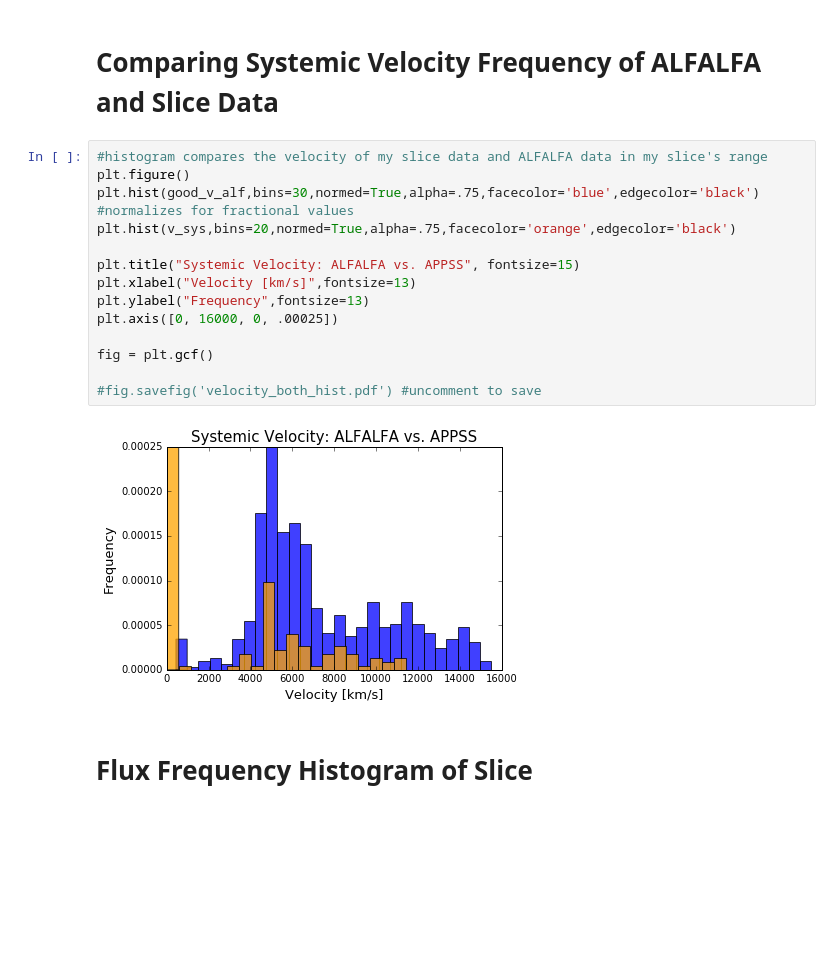
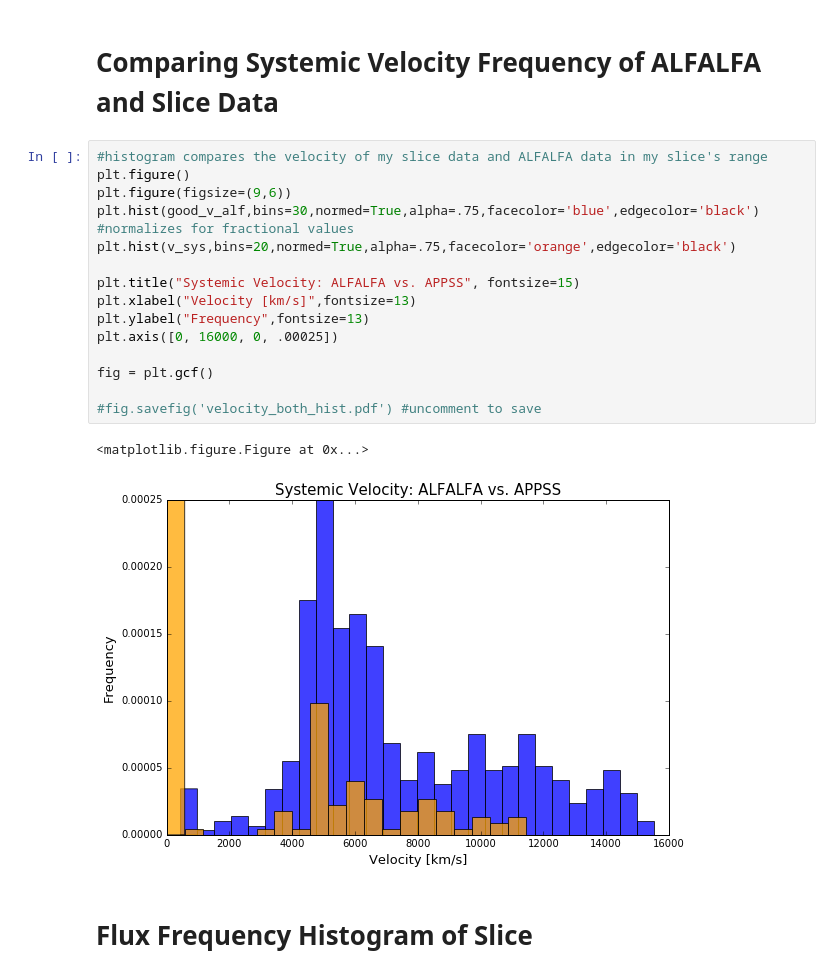
Before and after one commit to jsribaud/APPSS, a Jupyter notebook: Green_Bank_18.ipynb, the cells around one changed output. Saved outputs shown, nothing was run; the diff lists cells and outputs as text; blank space fills up the shorter version.

```diff
--- a/Green_Bank_18.ipynb
+++ b/Green_Bank_18.ipynb
@@ -314,19 +324,21 @@ fig = plt.gcf()
 # %%
 #histogram compares the velocity of my slice data and ALFALFA data in my slice's range
 plt.figure()
+plt.figure(figsize=(9,6))
 plt.hist(good_v_alf,bins=30,normed=True,alpha=.75,facecolor='blue',edgecolor='black') #normalizes for fractional values
 plt.hist(v_sys,bins=20,normed=True,alpha=.75,facecolor='orange',edgecolor='black')
 
 plt.title("Systemic Velocity: ALFALFA vs. APPSS", fontsize=15)
 plt.xlabel("Velocity [km/s]",fontsize=13)
 plt.ylabel("Frequency",fontsize=13)
 plt.axis([0, 16000, 0, .00025])
 
 fig = plt.gcf()
 
 #fig.savefig('velocity_both_hist.pdf') #uncomment to save
 # %% [output]
+<matplotlib.figure.Figure at 0x...>
-[figure, old version]
+[figure, new version]
 # %% [markdown]
 # Flux Frequency Histogram of Slice
 # %%
```
Also changed, not shown: parts of 17 cells of this notebook.
